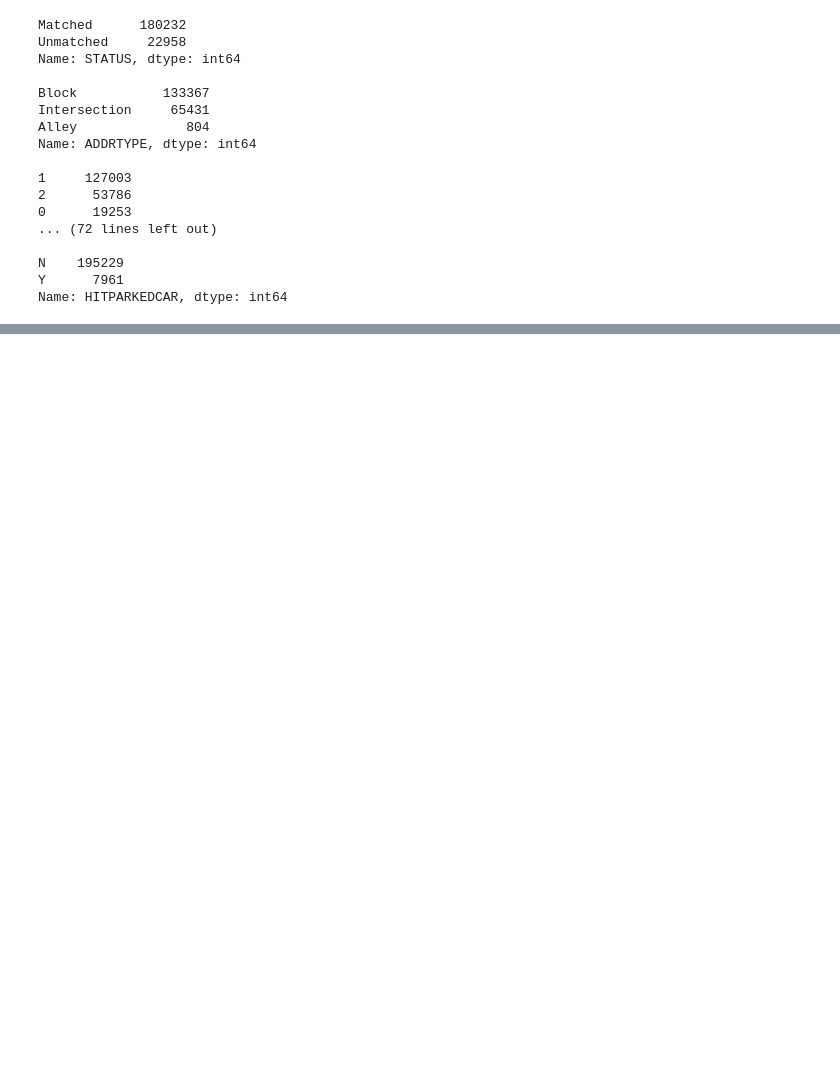
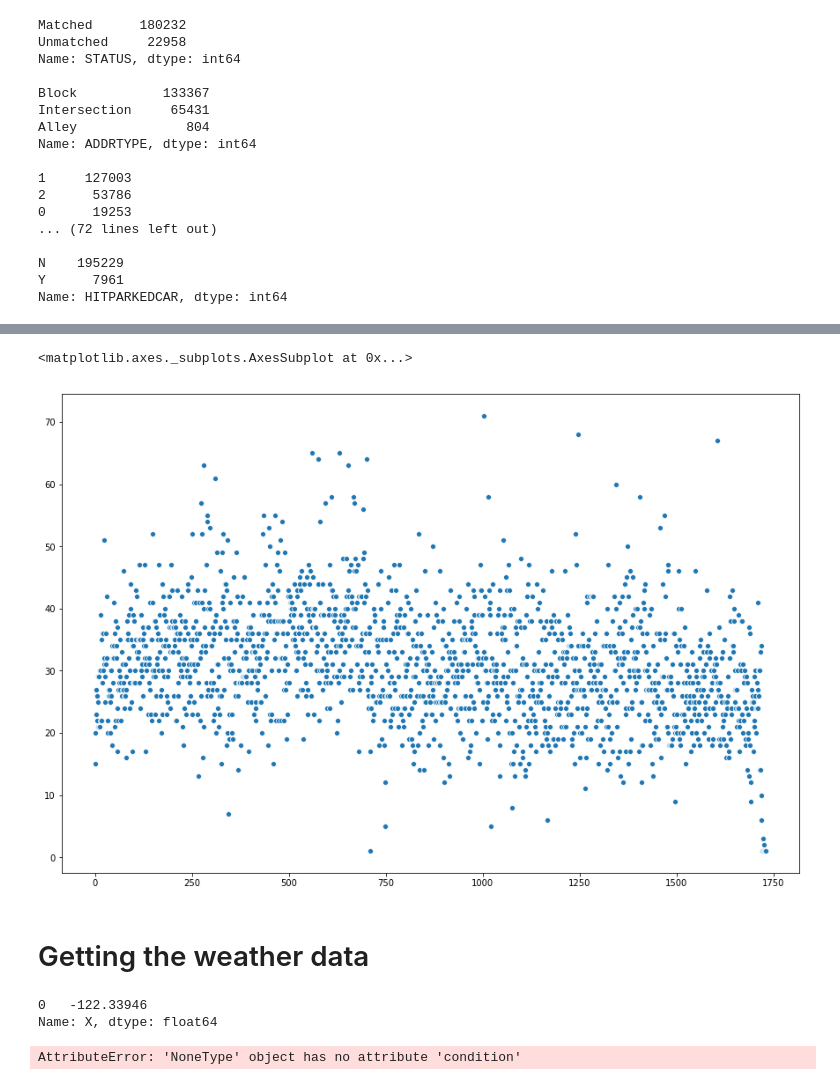
Before and after one commit to cheekw/seattle-collide, a Jupyter notebook: predicting-collisions.ipynb, the cells around one changed output, grey strips where cells are left out. Drawn from its saved outputs; the diff is of its cells as text; code cells hidden in the pictures; blank space fills up the shorter version.

```diff
--- a/predicting-collisions.ipynb
+++ b/predicting-collisions.ipynb
@@ -164,0 +284,8 @@ Name: HITPARKEDCAR, dtype: int64
+# %%
+plt.figure(figsize=(15, 10))
+sns.scatterplot(data=actual.OBJECTID)
+# %% [output]
+<matplotlib.axes._subplots.AxesSubplot at 0x...>
+[figure, added]
+# %% [markdown]
+# Getting the weather data
@@ -164,0 +306,10 @@ Name: HITPARKEDCAR, dtype: int64
+# %%
+df.head(1).X
+# %% [output]
+0   -122.33946
+Name: X, dtype: float64
+# %%
+# testing function
+get_weather(df.head(1).X.values[0], df.head(1).Y.values[0], "05 Dec 2018")
+# %% [output]
+AttributeError: 'NoneType' object has no attribute 'condition'
```
Also changed, not shown: parts of 23 cells of this notebook.
